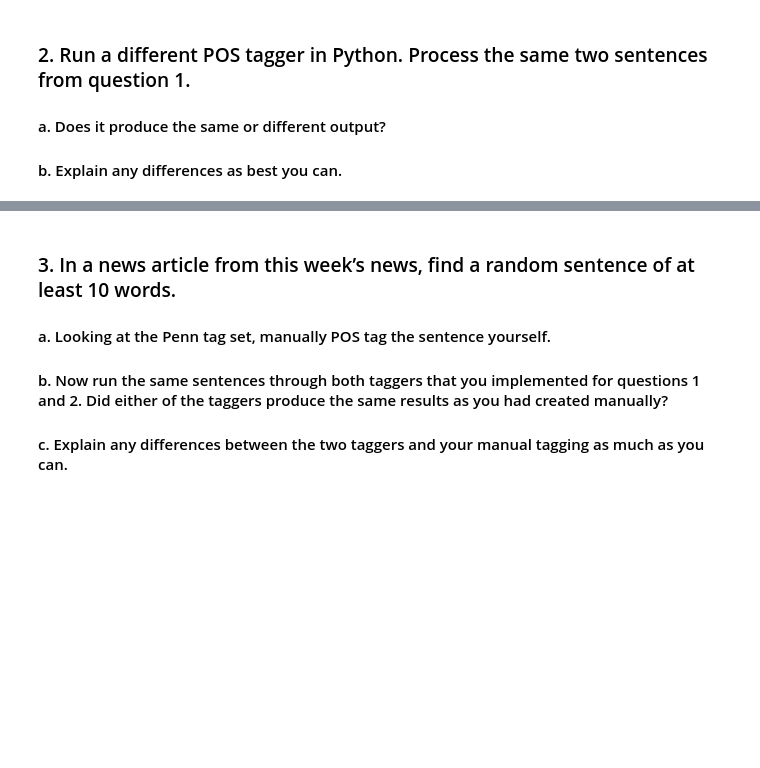
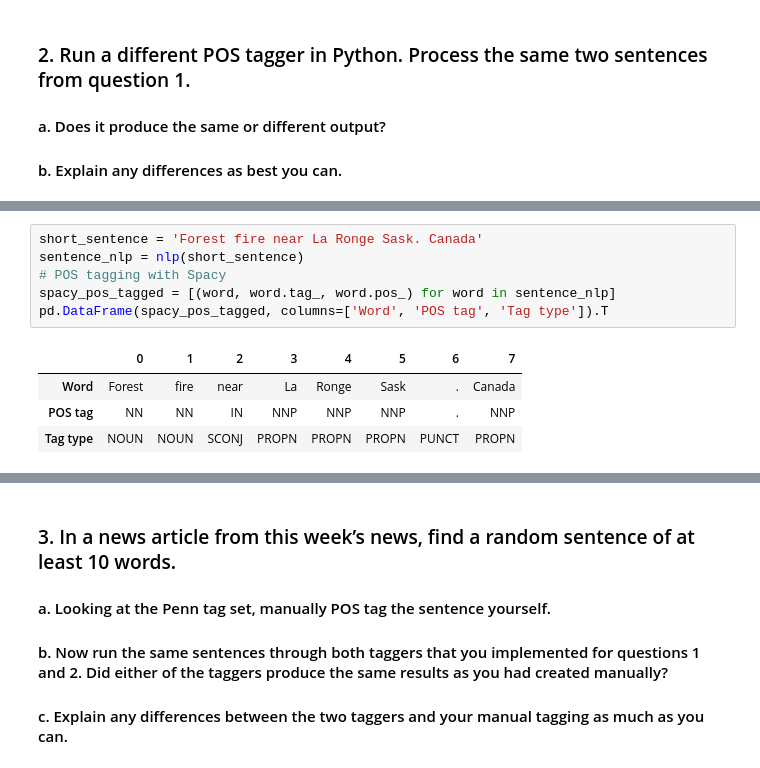
Before and after one commit to jjschueder/NLP, a Jupyter notebook: JJS_Homework4.ipynb, the cells around one changed output, grey strips where cells are left out. Drawn from its saved outputs; the diff is of its cells as text; blank space fills up the shorter version.

```diff
--- a/JJS_Homework4.ipynb
+++ b/JJS_Homework4.ipynb
@@ -52,0 +70,11 @@ pd.DataFrame(nltk_pos_tagged, columns=['Word', 'POS tag']).T
+# %%
+short_sentence = 'Forest fire near La Ronge Sask. Canada'
+sentence_nlp = nlp(short_sentence)
+# POS tagging with Spacy
+spacy_pos_tagged = [(word, word.tag_, word.pos_) for word in sentence_nlp]
+pd.DataFrame(spacy_pos_tagged, columns=['Word', 'POS tag', 'Tag type']).T
+# %% [output]
+|  | 0 | 1 | 2 | 3 | 4 | 5 | 6 | 7 |
+| Word | Forest | fire | near | La | Ronge | Sask | . | Canada |
+| POS tag | NN | NN | IN | NNP | NNP | NNP | . | NNP |
+| Tag type | NOUN | NOUN | SCONJ | PROPN | PROPN | PROPN | PUNCT | PROPN |
```
Also changed, not shown: parts of 9 cells of this notebook.
